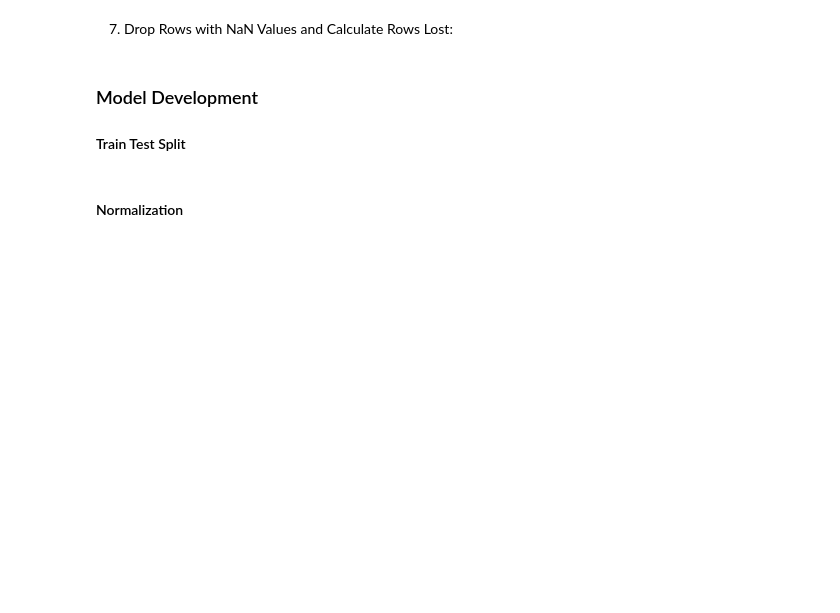
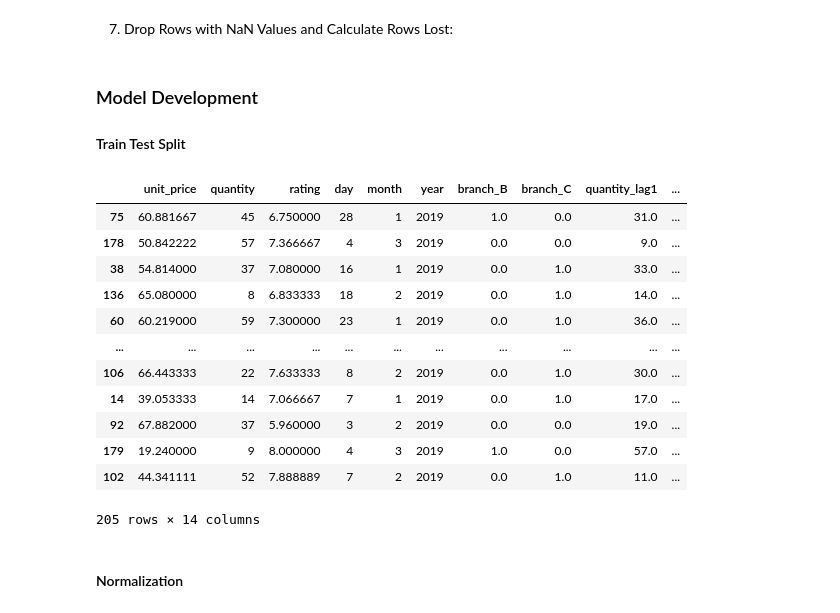
Before and after one commit to MustafaAldabbas/Machine_learning_superMarket, a Jupyter notebook: Notebook/Natalia.ipynb, the cells around one changed output. Cells and saved outputs as stored; diff of their text form; code cells hidden in the pictures; blank space fills up the shorter version.

```diff
--- a/Notebook/Natalia.ipynb
+++ b/Notebook/Natalia.ipynb
@@ -259,5 +259,21 @@ target = combined_df_encoded_dropped['gross_income']
 
 # Split the data into training and testing sets
 X_train, X_test, y_train, y_test = train_test_split(features, target, test_size=0.2, random_state=42)
+# %%
+X_train
+# %% [output]
+|  | unit_price | quantity | rating | day | month | year | branch_B | branch_C | quantity_lag1 | ... |
+| 75 | 60.881667 | 45 | 6.750000 | 28 | 1 | 2019 | 1.0 | 0.0 | 31.0 | ... |
+| 178 | 50.842222 | 57 | 7.366667 | 4 | 3 | 2019 | 0.0 | 0.0 | 9.0 | ... |
+| 38 | 54.814000 | 37 | 7.080000 | 16 | 1 | 2019 | 0.0 | 1.0 | 33.0 | ... |
+| 136 | 65.080000 | 8 | 6.833333 | 18 | 2 | 2019 | 0.0 | 1.0 | 14.0 | ... |
+| 60 | 60.219000 | 59 | 7.300000 | 23 | 1 | 2019 | 0.0 | 1.0 | 36.0 | ... |
+| ... | ... | ... | ... | ... | ... | ... | ... | ... | ... | ... |
+| 106 | 66.443333 | 22 | 7.633333 | 8 | 2 | 2019 | 0.0 | 1.0 | 30.0 | ... |
+| 14 | 39.053333 | 14 | 7.066667 | 7 | 1 | 2019 | 0.0 | 1.0 | 17.0 | ... |
+| 92 | 67.882000 | 37 | 5.960000 | 3 | 2 | 2019 | 0.0 | 0.0 | 19.0 | ... |
+| 179 | 19.240000 | 9 | 8.000000 | 4 | 3 | 2019 | 1.0 | 0.0 | 57.0 | ... |
+| 102 | 44.341111 | 52 | 7.888889 | 7 | 2 | 2019 | 0.0 | 1.0 | 11.0 | ... |
+205 rows × 14 columns
 # %% [markdown]
 #### Normalization
```
Also changed, not shown: parts of 10 cells of this notebook, 4 other files.
